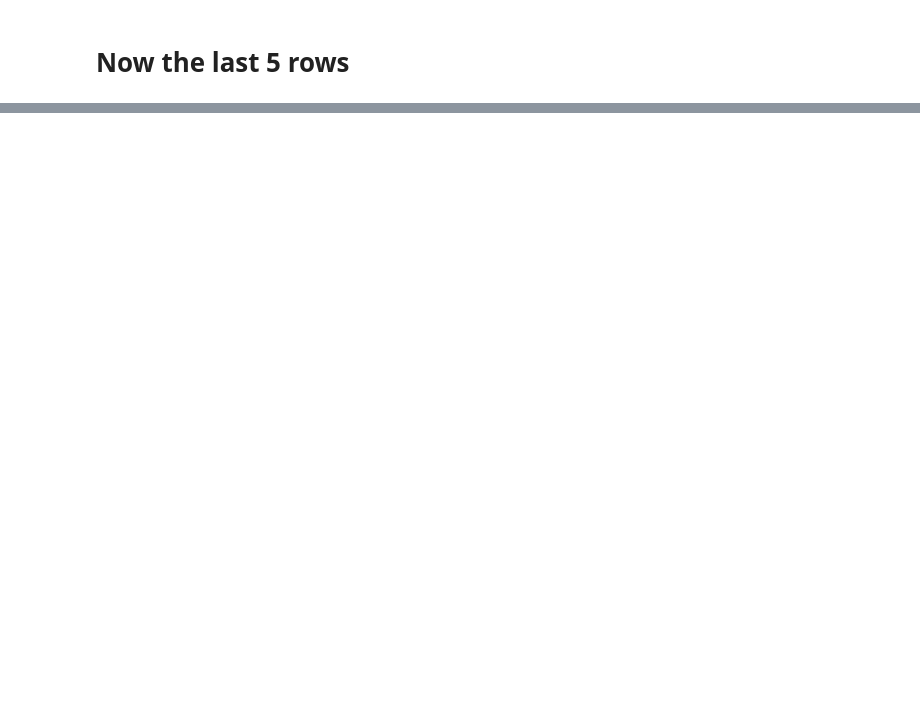
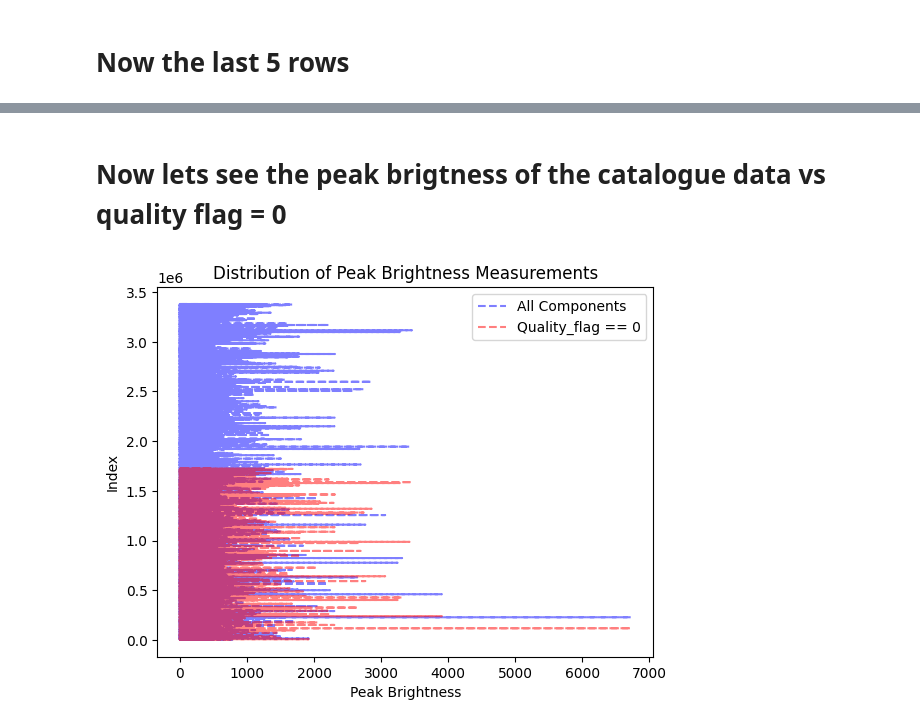
Before and after one commit to Darkandpure/Data-mining-for-transients-, a Jupyter notebook: Data_read.ipynb, the cells around one changed output, grey strips where cells are left out. Saved outputs shown, nothing was run; the diff lists cells and outputs as text; code cells hidden in the pictures; blank space fills up the shorter version.

Commit message:
modified:   Data_read.ipynb till first plot

```diff
--- a/Data_read.ipynb
+++ b/Data_read.ipynb
@@ -28,3 +31,29 @@ df.tail()
 | 3381274 | VLASS1QLCIR J235959.95-311435.2 | -85 | 359.999793 | -31.243116 | 0.000000 | 1.217973 | 279.514119 | 71217.046438 | ... |
 | 3381275 | VLASS1QLCIR J235959.96+333602.9 | -1 | 359.999836 | 33.600828 | 0.000000 | 0.891518 | 188.959299 | 66687.696458 | ... |
 | 3381276 | VLASS1QLCIR J235959.99-034346.5 | 0 | 359.999999 | -3.729597 | 2.509144 | 2.151774 | 190.762281 | 182.056202 | ... |
+# %% [markdown]
+# Now lets see the peak brigtness of the catalogue data vs quality flag = 0
+# %%
+# Separate the data into two groups based on Quality_flag
+all_components = df['Peak_flux']
+quality_flag_0_components = df[df['Quality_flag'] == 0]['Peak_flux']
+
+# Separate the data into two groups based on Quality_flag
+all_components = df['Peak_flux']
+quality_flag_0_components = df[df['Quality_flag'] == 0]['Peak_flux']
+
+# Create the y-axis values for the line plot
+y_all = range(len(all_components))
+y_quality_flag_0 = range(len(quality_flag_0_components))
+
+
+# Plot the line plots for all components and Quality_flag == 0 components with dashed lines
+plt.plot(all_components, y_all, linestyle='--', color='blue', alpha=0.5, label='All Components')
+plt.plot(quality_flag_0_components, y_quality_flag_0, linestyle='--', color='red', alpha=0.5, label='Quality_flag == 0')
+plt.xlabel('Peak Brightness')
+plt.ylabel('Index')
+plt.title('Distribution of Peak Brightness Measurements')
+plt.legend()
+plt.show()
+# %% [output]
+[figure, added]
```
Also changed, not shown: parts of 3 cells of this notebook.
